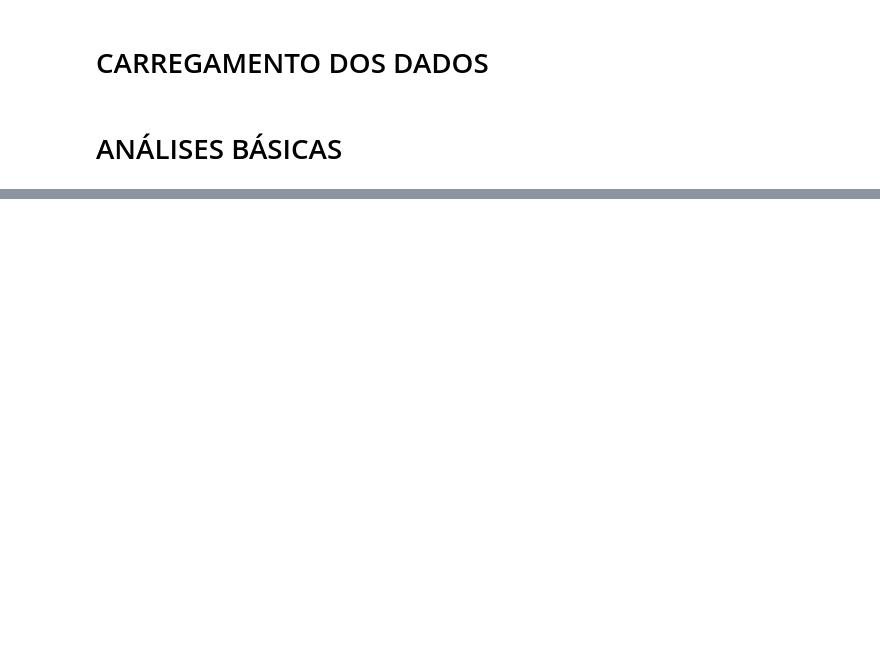
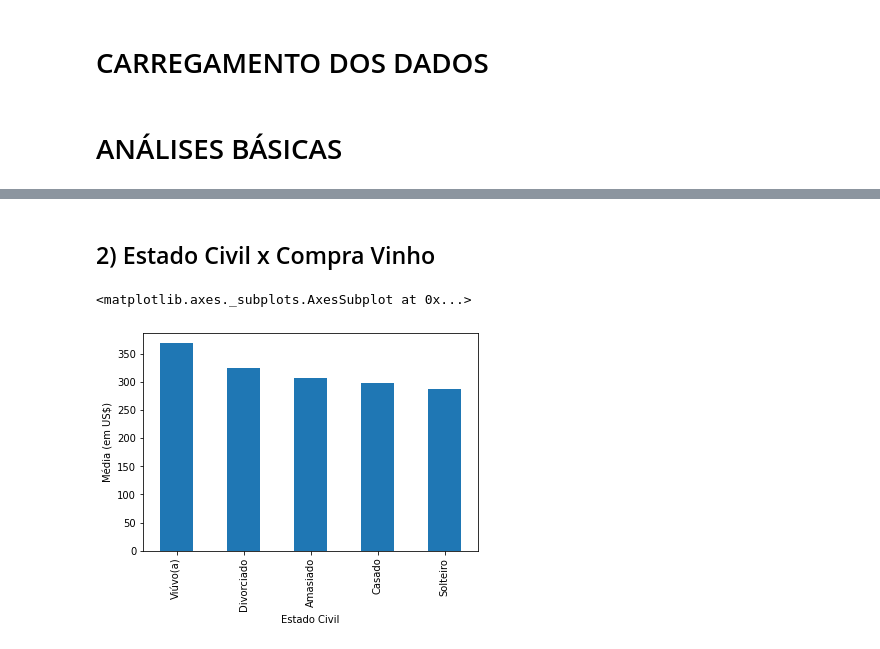
Before and after one commit to caioitalo/soulcode, a Jupyter notebook: Mkt_campaign_Atividade_Pandas.ipynb, the cells around one changed output, grey strips where cells are left out. Drawn from its saved outputs; the diff is of its cells as text; code cells hidden in the pictures; blank space fills up the shorter version.

```diff
--- a/Mkt_campaign_Atividade_Pandas.ipynb
+++ b/Mkt_campaign_Atividade_Pandas.ipynb
@@ -127,10 +118,8 @@ dtype: int64
 # %%
 # traduzindo os elementos das colunas
 # o replace das datas são inconsistentes pois é improvável pessoas com 120+ comprando na web. provável digitação errada/outliers
-# YOLO e absurd não tem como definir, também teve que ser removido
+# YOLO e absurd, alone não tem como definir
 
-df['escolaridade'] = df['escolaridade'].replace({'Graduation':'Graduado','Master':'Mestre','2n Cycle':'Especialista','Basic':'Básico'})
+df['escolaridade'] = df['escolaridade'].replace({'Graduation':'Graduado','Master':'Mestre','2n Cycle':'2º Ciclo','Basic':'Básico'})
 df['estado_civil'] = df['estado_civil'].replace({'Married':'Casado', 'Together':'Amasiado', 'Single':'Solteiro','Divorced':'Divorciado',
-                                                 'Widow':'Viúvo(a)', 'Alone':'Solteiro'})
-df['ano_nasc'].replace([1893,1899,1900],pd.NA,inplace=True)
-df['estado_civil'].replace(['Absurd','YOLO'],pd.NA,inplace=True)
+                                                 'Widow':'Viúvo(a)'})
@@ -262,0 +285,8 @@ dfesc = df.loc[filtro & filtro2]
+# %% [markdown]
+## 2) Estado Civil x Compra Vinho
+# %%
+# Pelo gráfico vê-se que os viúvos possuem o maior gasto médio; já os solteiros, o menor.
+df['compra_vinhos'].groupby(df['estado_civil']).mean().sort_values(ascending=False).plot.bar(xlabel='Estado Civil',ylabel='Média (em US$)')
+# %% [output]
+<matplotlib.axes._subplots.AxesSubplot at 0x...>
+[figure, added]
```
Also changed, not shown: parts of 20 cells of this notebook.
